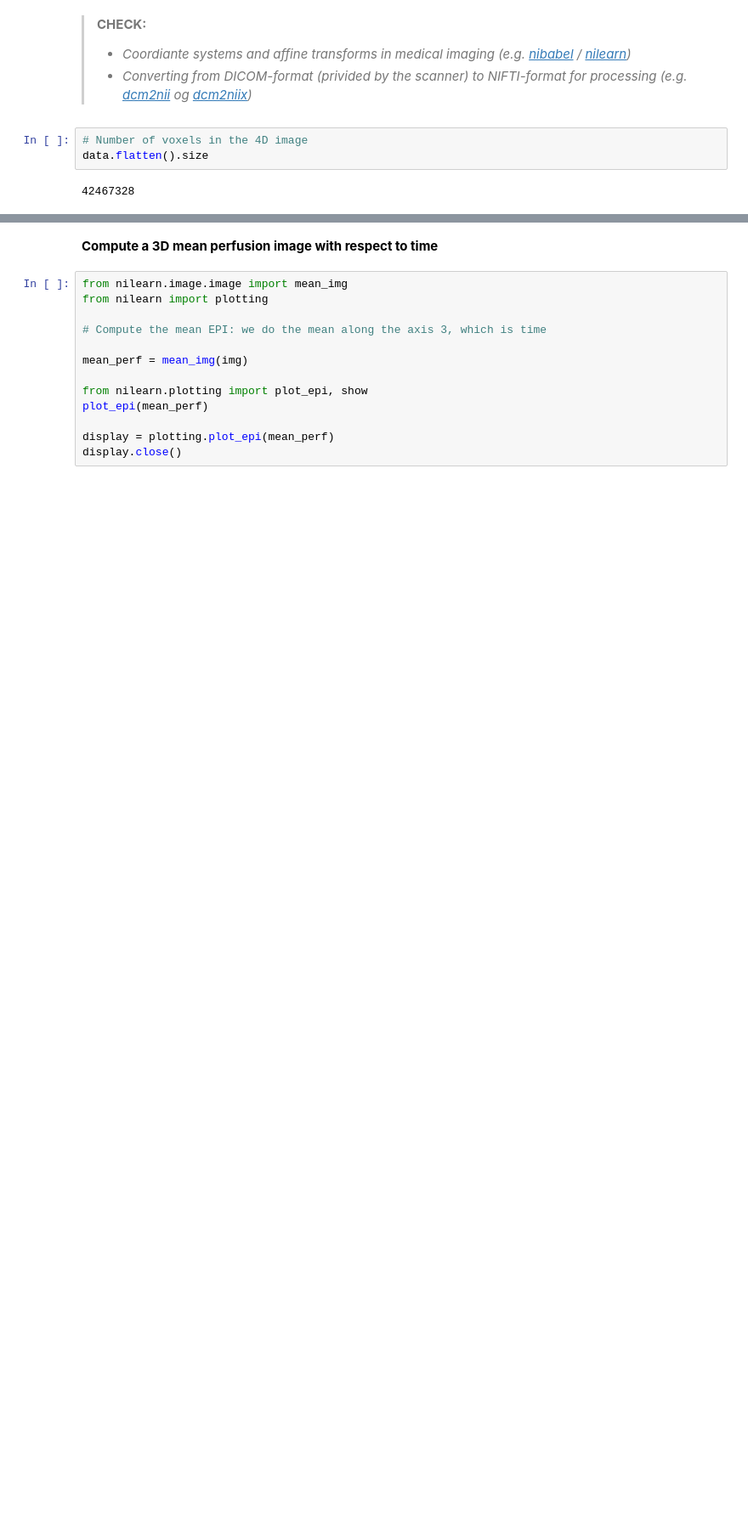
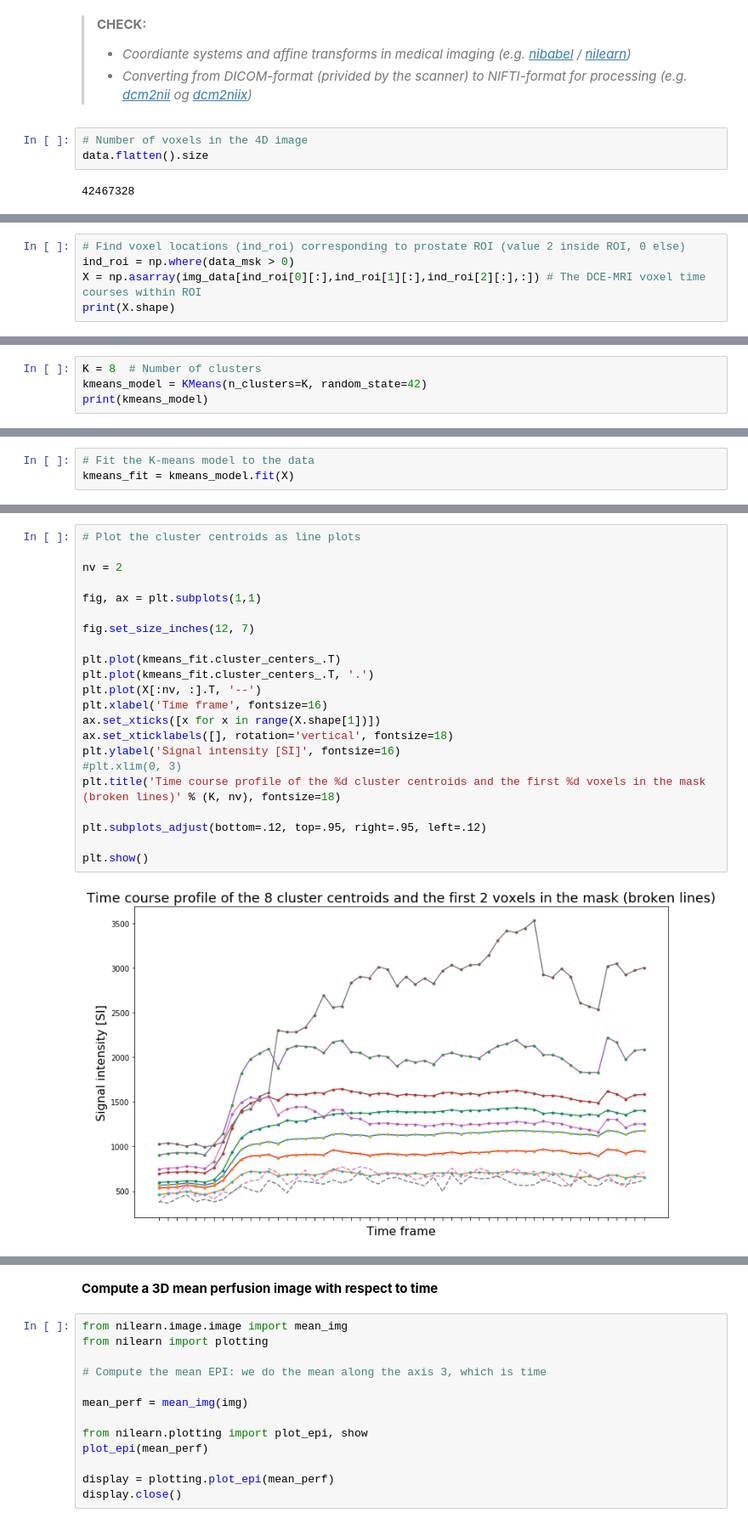
Before and after one commit to oercompbiomed/Seili-2019, a Jupyter notebook: notebooks/prostate-mri-unsupervised-classification.ipynb, the cells around one changed output, grey strips where cells are left out. Shown at 85% size. Saved outputs shown, nothing was run; the diff lists cells and outputs as text; blank space fills up the shorter version.

```diff
--- a/notebooks/prostate-mri-unsupervised-classification.ipynb
+++ b/notebooks/prostate-mri-unsupervised-classification.ipynb
@@ -122,0 +189,5 @@ data.flatten().size
+# %%
+# Find voxel locations (ind_roi) corresponding to prostate ROI (value 2 inside ROI, 0 else)
+ind_roi = np.where(data_msk > 0)
+X = np.asarray(img_data[ind_roi[0][:],ind_roi[1][:],ind_roi[2][:],:]) # The DCE-MRI voxel time courses within ROI
+print(X.shape)
@@ -122,0 +259,4 @@ data.flatten().size
+# %%
+K = 8  # Number of clusters
+kmeans_model = KMeans(n_clusters=K, random_state=42)
+print(kmeans_model)
@@ -122,0 +267,3 @@ data.flatten().size
+# %%
+# Fit the K-means model to the data
+kmeans_fit = kmeans_model.fit(X)
@@ -122,0 +287,24 @@ data.flatten().size
+# %%
+# Plot the cluster centroids as line plots
+
+nv = 2
+
+fig, ax = plt.subplots(1,1)
+
+fig.set_size_inches(12, 7)
+
+plt.plot(kmeans_fit.cluster_centers_.T)
+plt.plot(kmeans_fit.cluster_centers_.T, '.')
+plt.plot(X[:nv, :].T, '--')
+plt.xlabel('Time frame', fontsize=16)
+ax.set_xticks([x for x in range(X.shape[1])])
+ax.set_xticklabels([], rotation='vertical', fontsize=18)
+plt.ylabel('Signal intensity [SI]', fontsize=16)
+#plt.xlim(0, 3)
+plt.title('Time course profile of the %d cluster centroids and the first %d voxels in the mask (broken lines)' % (K, nv), fontsize=18)
+
+plt.subplots_adjust(bottom=.12, top=.95, right=.95, left=.12)
+
+plt.show()
+# %% [output]
+[figure, added]
```
Also changed, not shown: parts of 24 cells of this notebook.
